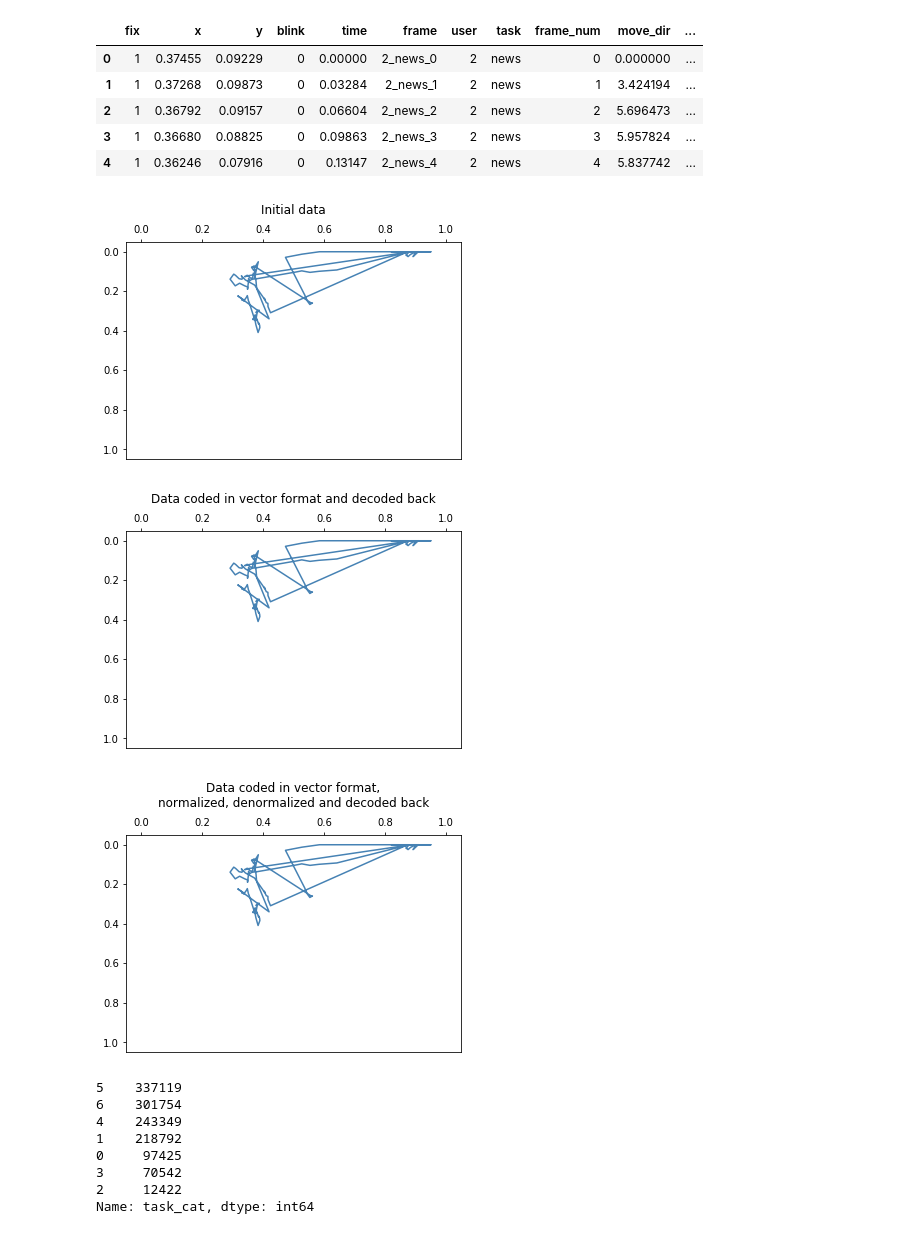
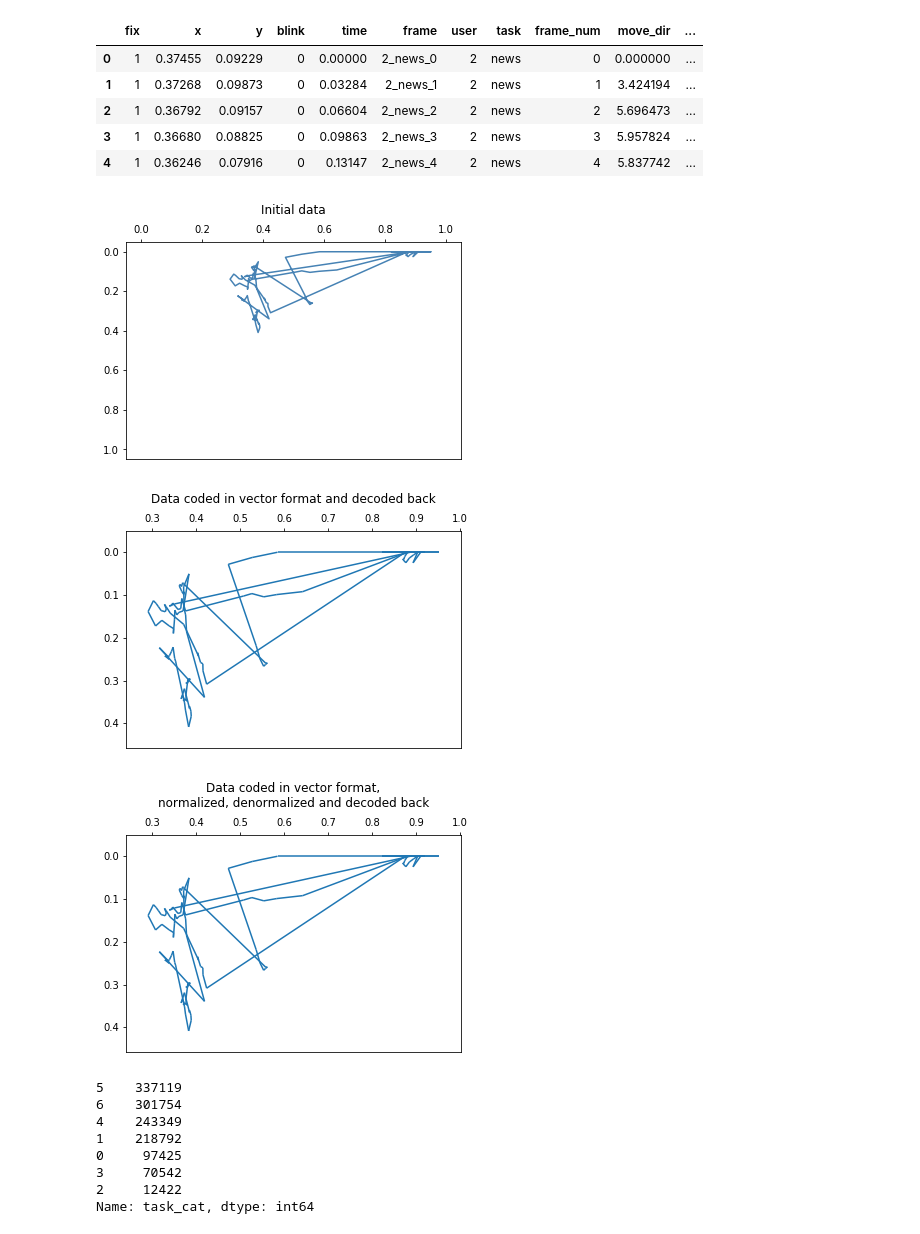
Before and after one commit to taneta/patterns, a Jupyter notebook: prepare_data_conv.ipynb, the cells around one changed output. Drawn from its saved outputs; the diff is of its cells as text; code cells hidden in the pictures.

```diff
--- a/prepare_data_conv.ipynb
+++ b/prepare_data_conv.ipynb
@@ -99,34 +102,33 @@ df.head()
 # %%
 # Check if we can restore data from normalization
 
 ss, se = 1, 150 # range to check
 
 # initial data
 test_xy = df[['x', 'y']][ss-1:se].values
 x_init = test_xy[0, 0] # first point location
 y_init = test_xy[0, 1]
 
 p = plot_on_screen(test_xy[:, 0], test_xy[:, 1], title="Initial data")
 plt.show()
 
 # data coded in vector direction and length
 test_vec = df[['move_dir', 'move_len']][ss:se].values
 xy = traject_to_coord(test_vec[:, 0], test_vec[:, 1], x_init, y_init)
-p = plot_on_screen(xy[:, 0], xy[:, 1], title="Data coded in vector format and decoded back")
+p = plot_path(xy, title="Data coded in vector format and decoded back")
 plt.show()
 
 # data coded in vector direction and length, normalized, denormalized and decoded back
 test_norm = df[['move_dir_norm', 'move_len_norm']][ss:se].values
 md = denorm(test_norm[:, 0], x_max=2*np.pi)
 ml = denorm(test_norm[:, 1], x_max=1.44)
 xy = traject_to_coord(md, ml, x_init, y_init)
-p = plot_on_screen(xy[:, 0], xy[:, 1],
-                   title="Data coded in vector format,\nnormalized, denormalized and decoded back")
+p = plot_path(xy, title="Data coded in vector format,\nnormalized, denormalized and decoded back")
 plt.show()
 # %% [output]
 [figure]
-[figure, old version]
+[figure, new version]
-[figure, old version]
+[figure, new version]
 # %%
 # Number of observations per class
 df.task_cat.value_counts()
```
Also changed, not shown: parts of 5 cells of this notebook, 4 other files.
